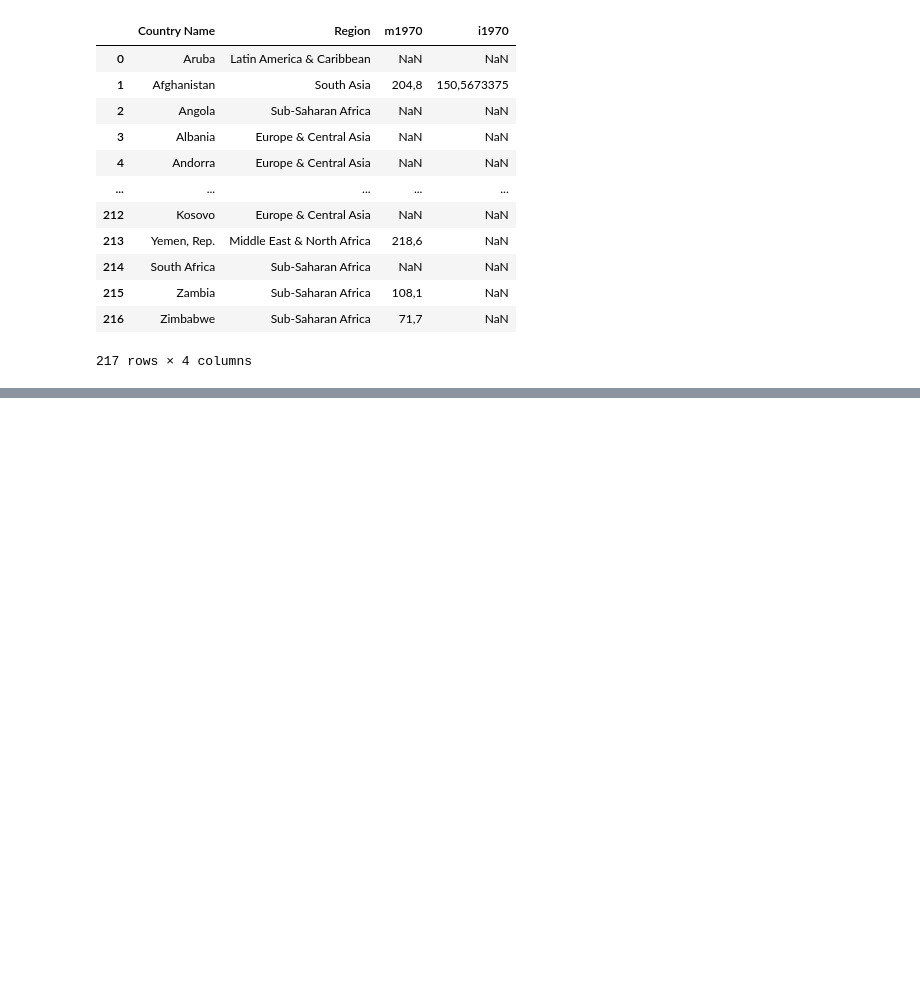
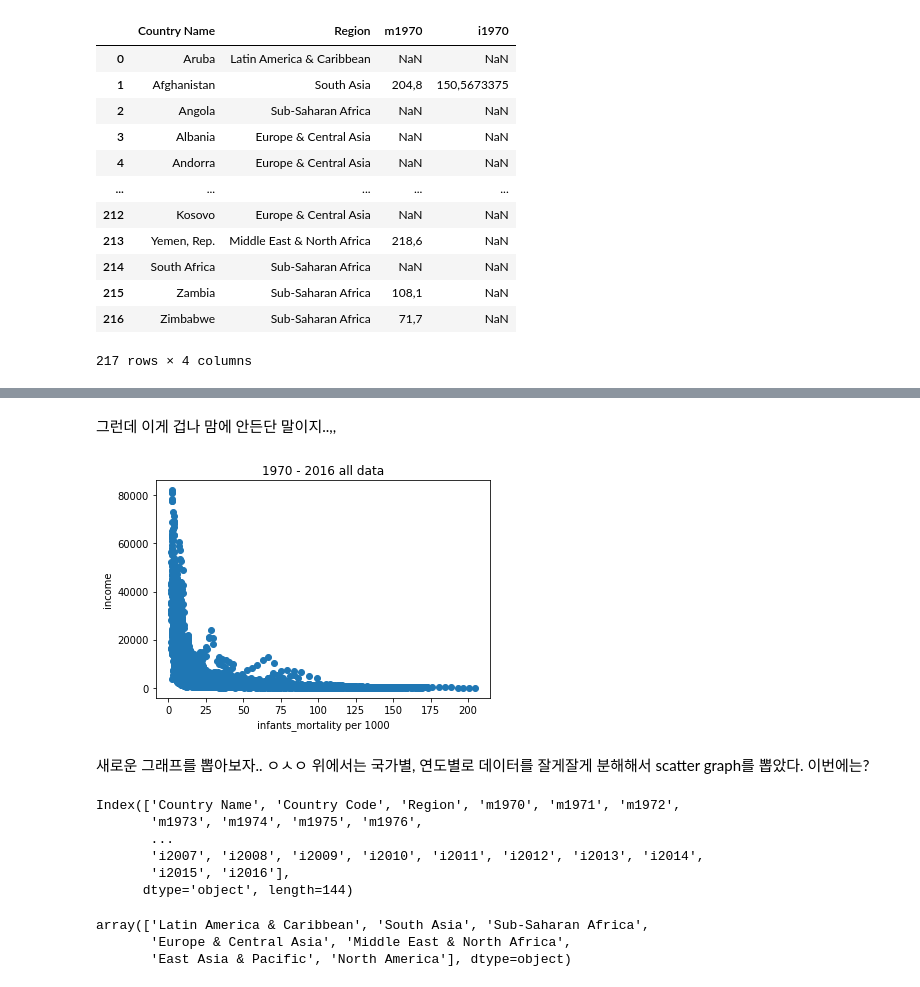
Before and after one commit to seogudwns/BlancEat, a Jupyter notebook: data/Code(jupyter_notebook)/HJ/HJ.ipynb, the cells around one changed output, grey strips where cells are left out. Cells and saved outputs as stored; diff of their text form; code cells hidden in the pictures; blank space fills up the shorter version.

```diff
--- a/data/Code(jupyter_notebook)/HJ/HJ.ipynb
+++ b/data/Code(jupyter_notebook)/HJ/HJ.ipynb
@@ -117,0 +214,35 @@ for i in range(47):
+# %% [markdown]
+그런데 이게 겁나 맘에 안든단 말이지..,,
+# %%
+x_val = []
+y_val = []
+for i in range(len(datas)):
+    for j in datas[i].index:
+        x_val.append(float(datas[i][f'm{1970+i}'][j].replace(',','.')))
+        y_val.append(float(datas[i][f'i{1970+i}'][j].replace(',','.')))
+plt.scatter(x_val,y_val)
+plt.xlabel('infants_mortality per 1000')
+plt.ylabel('income')
+plt.title('1970 - 2016 all data')
+plt.show()
+# %% [output]
+[figure, added]
+# %% [markdown]
+새로운 그래프를 뽑아보자.. ㅇㅅㅇ
+위에서는 국가별, 연도별로 데이터를 잘게잘게 분해해서 scatter graph를 뽑았다.
+이번에는?
+# %%
+data.columns
+# %% [output]
+Index(['Country Name', 'Country Code', 'Region', 'm1970', 'm1971', 'm1972',
+       'm1973', 'm1974', 'm1975', 'm1976',
+       ...
+       'i2007', 'i2008', 'i2009', 'i2010', 'i2011', 'i2012', 'i2013', 'i2014',
+       'i2015', 'i2016'],
+      dtype='object', length=144)
+# %%
+data['Region'].unique()
+# %% [output]
+array(['Latin America & Caribbean', 'South Asia', 'Sub-Saharan Africa',
+       'Europe & Central Asia', 'Middle East & North Africa',
+       'East Asia & Pacific', 'North America'], dtype=object)
```
Also changed, not shown: parts of 31 cells of this notebook, 6 other files.
